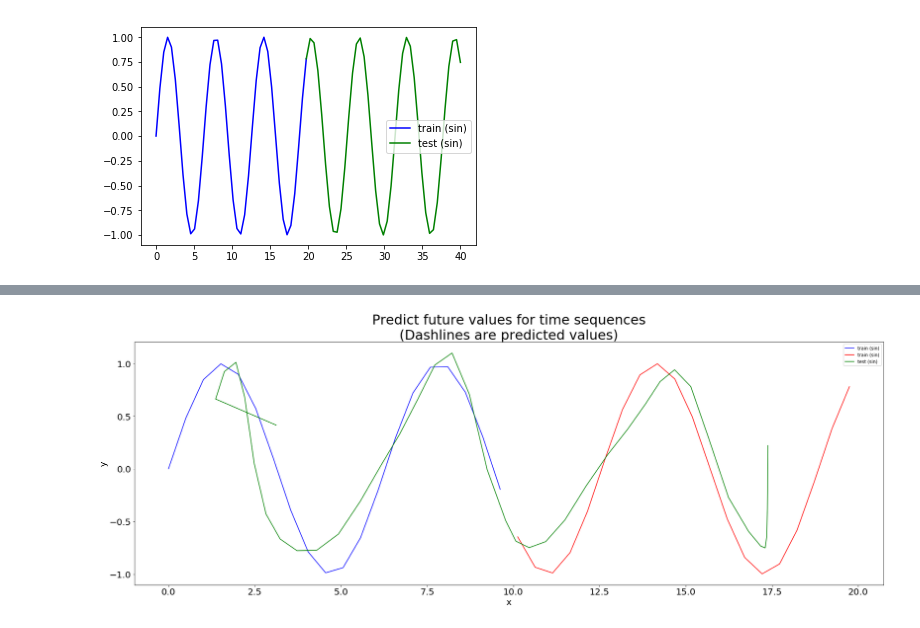
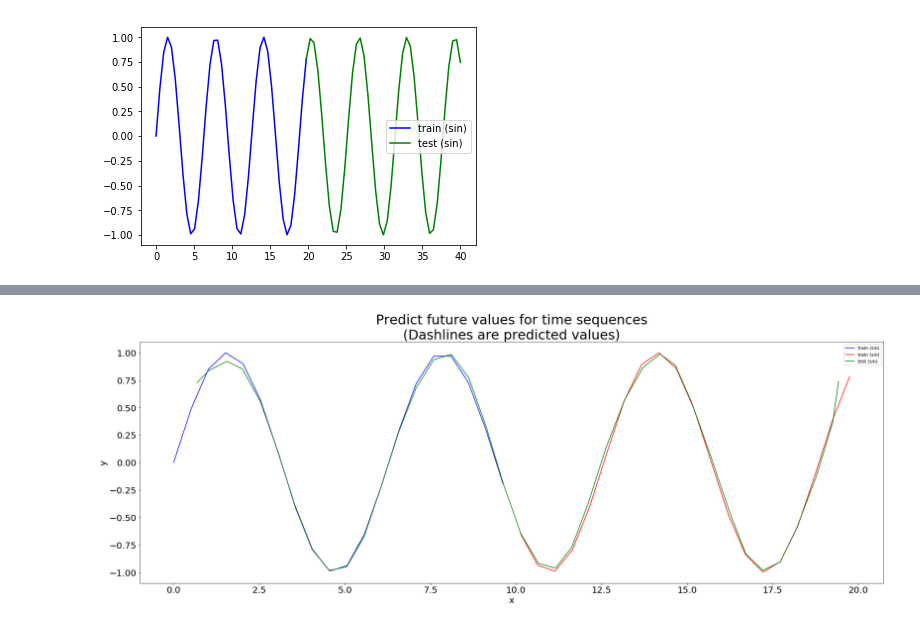
Before and after one commit to championway/argbot, a Jupyter notebook: catkin_ws/src/jupyter/LSTM.ipynb, the cells around one changed output, grey strips where cells are left out. Drawn from its saved outputs; the diff is of its cells as text; code cells hidden in the pictures.

Commit message:
LSTM

```diff
--- a/catkin_ws/src/jupyter/LSTM.ipynb
+++ b/catkin_ws/src/jupyter/LSTM.ipynb
@@ -88,40 +90,32 @@ class LSTM_RNN(nn.Module):
             data = input[i:i+d_len]'''
         out_x = []
         out_y = []
+        for i in range(len(input_x)):
+            x = input_x[i].view(1, 1, -1)
+            y = input_y[i].view(1, 1, -1)
+            state_x, self.hidden_x = self.lstm(x, self.hidden_x)
+            state_y, self.hidden_y = self.lstm(y, self.hidden_y)
+            predict_x = self.linear_x(state_x)
+            predict_y = self.linear_y(state_y)
+            out_x += [predict_x]
+            out_y += [predict_y]
 
-        for i in input_x:
-            i = i.view(1, 1, -1)
-            state_x, self.hidden_x = self.lstm(i, self.hidden_x)
-            predict_x = self.linear_x(state_x)
-            out_x += [predict_x]
-        for i in input_y:
-            i = i.view(1, 1, -1)
-            state_y, self.hidden_y = self.lstm(i, self.hidden_y)
-            predict_y = self.linear_y(state_y)
-            out_y += [predict_y]
         #print(state_x.shape, state_y.shape) #[1,1,51]
         #state_x = state_x.view(1, -1)
         #state_y = state_y.view(1, -1)
         #print(state_x.shape, state_y.shape) #[51]
         #lstm_cat = torch.cat((state_x, state_y), dim=0)
         #print(lstm_cat.shape) #[102]
-        for i in range(len(input_x)):
+        for i in range(len(input_x)-1):
             state_x, self.hidden_x = self.lstm(predict_x, self.hidden_x)
+            state_y, self.hidden_y = self.lstm(predict_y, self.hidden_y)
             predict_x = self.linear_x(state_x)
+            predict_y = self.linear_y(state_y)
             out_x += [predict_x]
-        for i in range(len(input_y)):
-            state_y, self.hidden_y = self.lstm(predict_y, self.hidden_y)
-            predict_y = self.linear_y(state_y)
             out_y += [predict_y]
+
         out_x = torch.stack(out_x, 1).squeeze(2)
         out_y = torch.stack(out_y, 1).squeeze(2)
-        '''in_x = self.linear1(input_x)
-        in_y = self.linear2(input_y)
-        #print(in_x.shape, in_y.shape)
-        fc1 = torch.cat((in_x, in_y), dim=0)
-        fc2 = self.linear3(fc1)
-        x = self.linear_x(fc2)
-        y = self.linear_y(fc2)'''
         return out_x, out_y
 
     def init_hidden(self):
@@ -343,8 +336,8 @@ def show_model_lstm():
         predict_x = predict_x.view(-1)
         predict_y = predict_y.view(-1)
         predict_pos_cat = torch.cat((predict_x, predict_y))
-        x_cat = torch.cat((input_x, target_x))
-        y_cat = torch.cat((input_y, target_y))
+        x_cat = torch.cat((input_x[1:], target_x))
+        y_cat = torch.cat((input_y[1:], target_y))
         all_cat = torch.cat((x_cat, y_cat))
         loss = criterion(predict_pos_cat, all_cat)
         print('test loss:', loss.item())
@@ -365,4 +358,4 @@ test loss: 0.32971933484077454
-[figure, old version]
+[figure, new version]
 # %%
 def show_model():
     with torch.no_grad():
```
Also changed, not shown: parts of 4 cells of this notebook.
